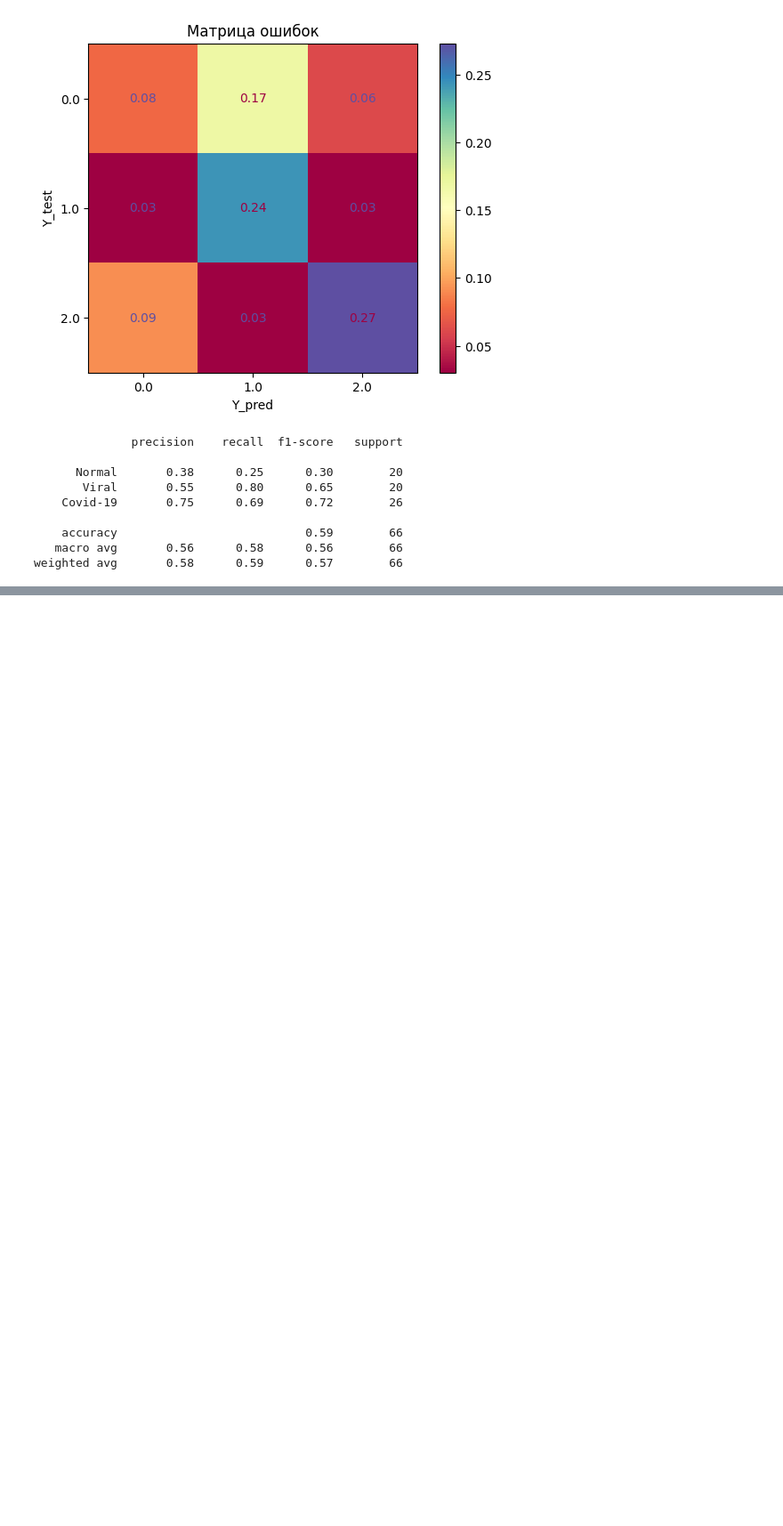
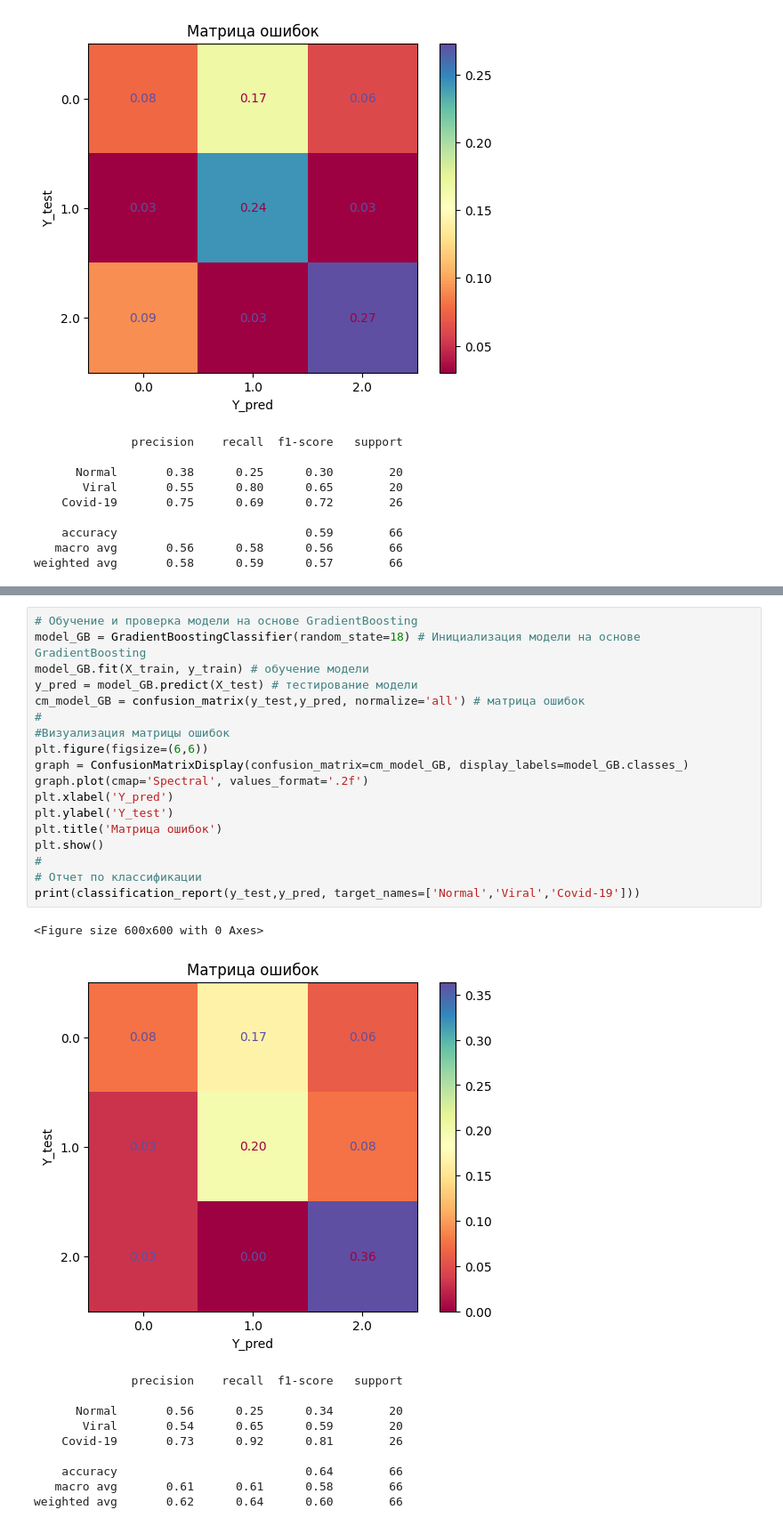
Before and after one commit to avkolchin1995/COVID-19-detection-ML-DL, a Jupyter notebook: COVID-19-detection-ML-DL.ipynb, the cells around one changed output, grey strips where cells are left out. Shown at 89% size. Saved outputs shown, nothing was run; the diff lists cells and outputs as text; blank space fills up the shorter version.

```diff
--- a/COVID-19-detection-ML-DL.ipynb
+++ b/COVID-19-detection-ML-DL.ipynb
@@ -186,0 +216,30 @@ weighted avg       0.58      0.59      0.57        66
+# %%
+# Обучение и проверка модели на основе GradientBoosting
+model_GB = GradientBoostingClassifier(random_state=18) # Инициализация модели на основе GradientBoosting
+model_GB.fit(X_train, y_train) # обучение модели
+y_pred = model_GB.predict(X_test) # тестирование модели
+cm_model_GB = confusion_matrix(y_test,y_pred, normalize='all') # матрица ошибок
+#
+#Визуализация матрицы ошибок
+plt.figure(figsize=(6,6))
+graph = ConfusionMatrixDisplay(confusion_matrix=cm_model_GB, display_labels=model_GB.classes_)
+graph.plot(cmap='Spectral', values_format='.2f')
+plt.xlabel('Y_pred')
+plt.ylabel('Y_test')
+plt.title('Матрица ошибок')
+plt.show()
+#
+# Отчет по классификации
+print(classification_report(y_test,y_pred, target_names=['Normal','Viral','Covid-19']))
+# %% [output]
+<Figure size 600x600 with 0 Axes>
+[figure, added]
+              precision    recall  f1-score   support
+
+      Normal       0.56      0.25      0.34        20
+       Viral       0.54      0.65      0.59        20
+    Covid-19       0.73      0.92      0.81        26
+
+    accuracy                           0.64        66
+   macro avg       0.61      0.61      0.58        66
+weighted avg       0.62      0.64      0.60        66
```
Also changed, not shown: parts of 2 cells of this notebook.
